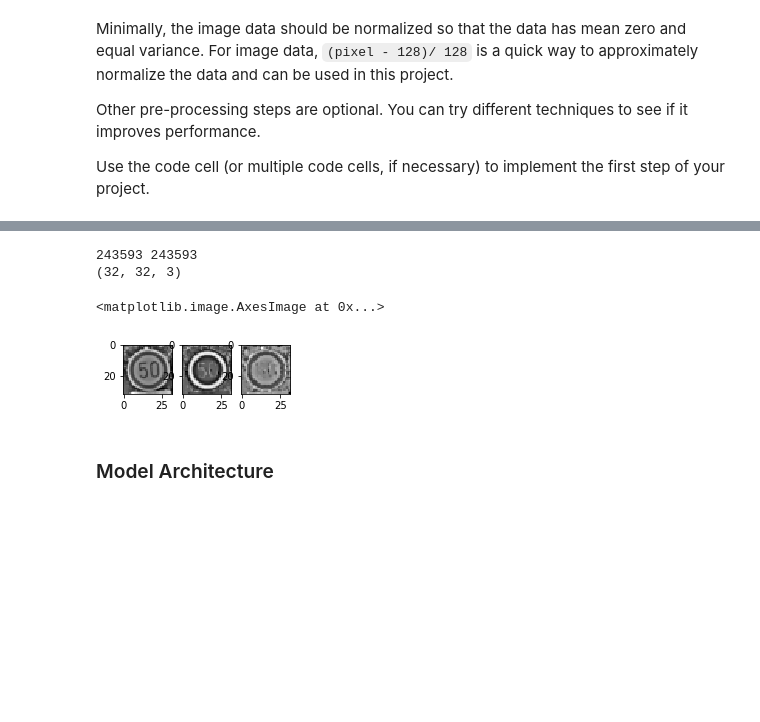
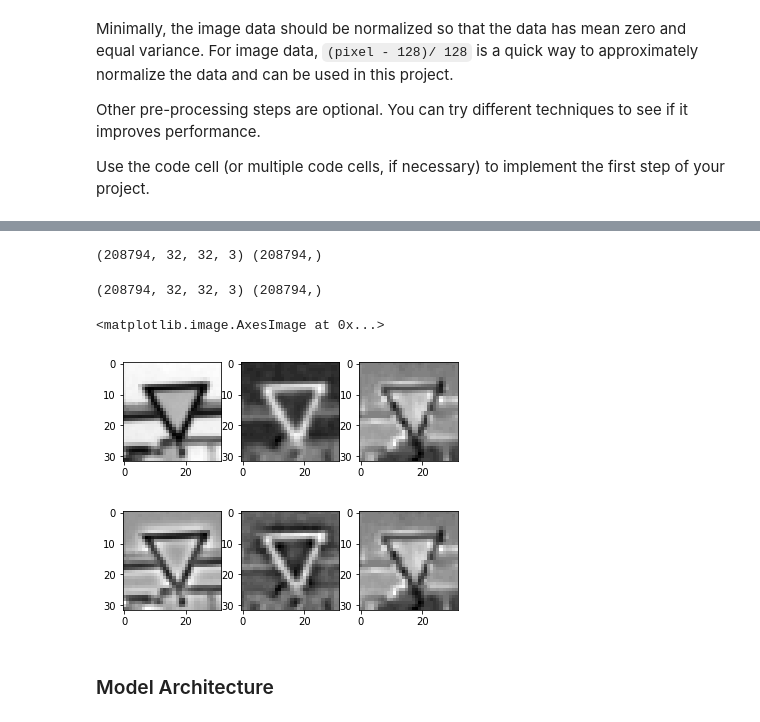
Before and after one commit to wildhemp/CarND-Traffic-Sign-Classifier-Project, a Jupyter notebook: Traffic_Sign_Classifier.ipynb, the cells around one changed output, grey strips where cells are left out. Drawn from its saved outputs; the diff is of its cells as text; code cells hidden in the pictures; blank space fills up the shorter version.

```diff
--- a/Traffic_Sign_Classifier.ipynb
+++ b/Traffic_Sign_Classifier.ipynb
@@ -199,9 +235,15 @@ print(jittered[10].shape)
+# %%
+X_jittered, y_jittered = augment(X_train_orig, y_train_orig)
+print(X_jittered.shape, y_jittered.shape)
+# %% [output]
+(208794, 32, 32, 3) (208794,)
 # %%
 ### Preprocess the data here. It is required to normalize the data. Other preprocessing steps could include
 ### converting to grayscale, etc.
 ### Feel free to use as many code cells as needed.
 
 # Based on https://stackoverflow.com/questions/43240604/python-local-normalization-in-opencv
+# Local and global normalizations
 def normalize_local(channel):
     float_gray = channel.astype(np.float32) / 255.0
 
@@ -211,7 +253,8 @@ def normalize_local(channel):
     blur = cv2.GaussianBlur(num*num, (0, 0), sigmaX=20, sigmaY=20)
     den = cv2.pow(blur, 0.5)
 
-    channel = num / den
+    # Adding .00001 as quick and dirty to eliminate division by zero issues.
+    channel = num / (den + .00001)
 
     cv2.normalize(channel, dst=channel, alpha=-1.0, beta=1.0, norm_type=cv2.NORM_MINMAX)
     return channel
@@ -221,35 +264,45 @@ def normalize(img):
     y, u, v = cv2.split(img_yuv)
     y = normalize_local(y)
     u = normalize_local(u)
-    v = normalize_local(v)
+    v = (v - 128.) / 128.
     return np.dstack((y, u, v))
 
 def pre_process(x):
     return np.array([normalize(image) for _, image in enumerate(x)])
-
-X_train = pre_process(np.concatenate((X_train_orig, jittered)))
-X_valid = pre_process(X_valid_orig)
-
-y_train = np.tile(y_train_orig, len(X_train) // len(y_train_orig))
-y_valid = y_valid_orig
-
-print(len(X_train), len(y_train))
-print(X_train[0].shape)
-
-image = X_train[index]
-
-plt.figure(figsize=(3,1))
-plt.subplot(131)
-plt.imshow(image[:,:,0], cmap='gray')
-plt.subplot(132)
-plt.imshow(image[:,:,1], cmap='gray')
-plt.subplot(133)
-plt.imshow(image[:,:,2], cmap='gray')
-# %% [output]
-243593 243593
-(32, 32, 3)
-<matplotlib.image.AxesImage at 0x...>
-[figure, removed]
+# %%
+X_train = pre_process(X_jittered)
+X_valid = pre_process(X_valid_orig)
+
+y_train = y_jittered
+y_valid = y_valid_orig
+
+print(X_train.shape, y_train.shape)
+# %% [output]
+(208794, 32, 32, 3) (208794,)
+# %%
+ori_img_yuv = cv2.cvtColor(X_train_orig[ex_index], cv2.COLOR_RGB2YUV)
+
+plt.figure()
+plt.subplot(131)
+plt.imshow(ori_img_yuv[:,:,0], cmap='gray')
+plt.subplot(132)
+plt.imshow(ori_img_yuv[:,:,1], cmap='gray')
+plt.subplot(133)
+plt.imshow(ori_img_yuv[:,:,2], cmap='gray')
+
+image = X_train[ex_index]
+
+plt.figure()
+plt.subplot(131)
+plt.imshow(image[:,:,0], cmap='gray')
+plt.subplot(132)
+plt.imshow(image[:,:,1], cmap='gray')
+plt.subplot(133)
+plt.imshow(image[:,:,2], cmap='gray')
+# %% [output]
+<matplotlib.image.AxesImage at 0x...>
+[figure, added]
+[figure, added]
 # %% [markdown]
 ### Model Architecture
 # %%
```
Also changed, not shown: parts of 10 cells of this notebook, 5 other files.
